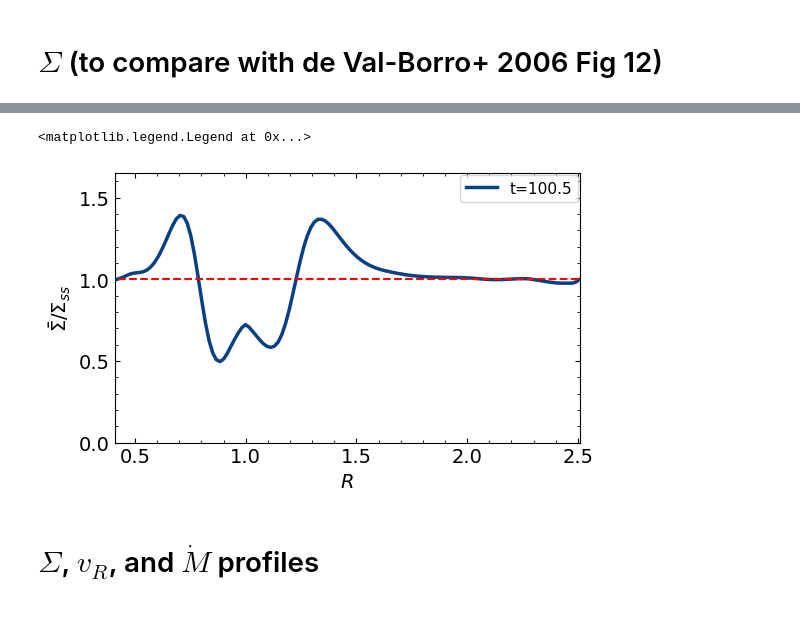
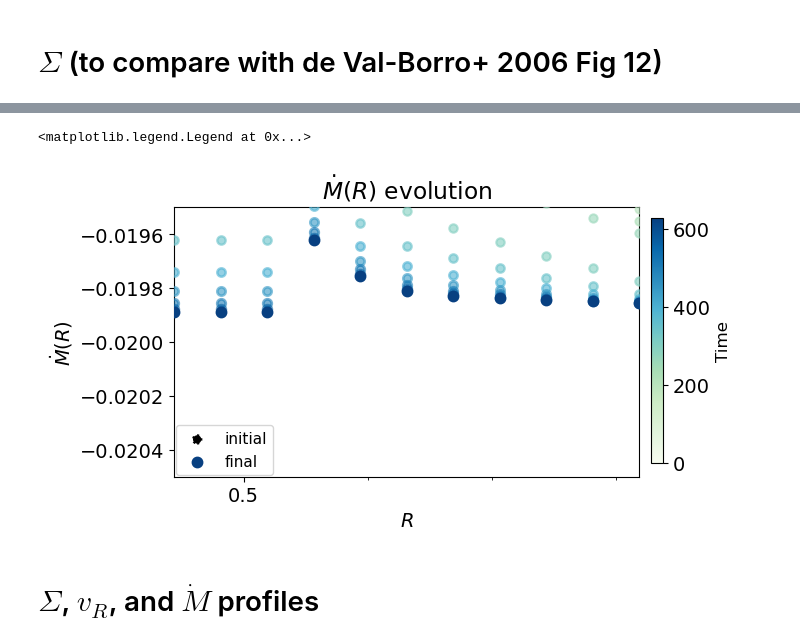
Before and after one commit to Jupiter1994/athena-warps, a Jupyter notebook: warped-disks/jiarus_diagnosis_2d.ipynb, the cells around one changed output, grey strips where cells are left out. Drawn from its saved outputs; the diff is of its cells as text; code cells hidden in the pictures; blank space fills up the shorter version.

Commit message:
working on Mdot issue; including it in output now

```diff
--- a/warped-disks/jiarus_diagnosis_2d.ipynb
+++ b/warped-disks/jiarus_diagnosis_2d.ipynb
@@ -14,8 +14,16 @@ import athena_read
 import glob
 # %%
 ## Snapshots registration
-sim_name = 'disk-2d-planet8b'
-#sim_name = 'disk-cyl14'
+# sim_name = 'disk-2d-planet8e'
+sim_name = 'disk-cyl13d'
+# sim_name = 'disk-jiaru9'
 path = '/scratch/phn2956/' + sim_name + '/'
 #path = '/scratch/phn2956/disk_2d_viscous_gap/'
 snapshot_list = sorted(glob.glob(path+'disk.out1.*.athdf'))
+# output files containing user-defined output variables (uov)
+snapshot_list_uov = sorted(glob.glob(path+'disk.out4.*.athdf'))
+print("Number of snapshots:", len(snapshot_list))
+
+alpha = 0.2 # 0.004 # 0.2
+cs = 0.1 # 0.05 # 0.1
+# nu = 1e-5 # kinematic viscosity
@@ -24,7 +39,7 @@ snapshot_list = sorted(glob.glob(path+'disk.out1.*.athdf'))
 # %%
 ## Plot density, v_r, and Mdot
 
-snapshot_plot = snapshot_list[32:33:1]
+snapshot_plot = snapshot_list[0:101:10]
 
 ## NOTE: I think the color scaling is wrong when the first snapshot isn't i=0, but it's a minor point
 norm   = mcolors.PowerNorm(gamma=1.5, vmin=0, vmax=len(snapshot_plot)-1)
@@ -74,53 +89,80 @@ for i, frame in enumerate(snapshot_plot):
     if t_sim== 0:
         kws = {'c': 'k', 'ls':':','lw': 1.5, 'label': r'initial' % t_sim, 'zorder': zorder}
     elif i == len(snapshot_plot) - 1:
         kws = {'c': '#084081', 'lw': 2.5, 'label': r'final' % t_sim, 'zorder': zorder + 100}
     else:
         kws = {'c': current_color, 'lw': lw, 'alpha': 0.6, 'zorder': zorder}
 
-    kws = {'c': '#084081', 'lw': 2.5, 'label': 't={:.1f}'.format(t_sim), 'zorder': zorder + 100}
-    Sigma_sol = Sigma_avg[-1] * (rad_app/rad_app[-1])**-1.5
-    axs.plot(rad_app,Sigma_avg/Sigma_sol,**kws)
-    #axs.loglog(rad_app,Sigma_avg,**kws)
+    ## use below kws if just plotting final snapshot
+    #kws = {'c': '#084081', 'lw': 2.5, 'label': 't={:.1f}'.format(t_sim), 'zorder': zorder + 100}
+    Sigma_sol = Sigma_avg[0] * (rad_app/rad_app[0])**-1.5
+    #Sigma_z = np.abs(Mdot) / (3*np.pi*nu)
 
-#sm = plt.cm.ScalarMappable(cmap=GnBu, norm=plt.Normalize(vmin=0, vmax=t_sim))
-#cbar_ax = fig.add_axes([0.92, 0.15, 0.02, 0.7]) # [from left, from bottom, width, height]
-#cbar = fig.colorbar(sm, cax=cbar_ax)
-#cbar.set_label('Time', fontsize=12)
+    #axs.plot(rad_app,Sigma_avg/Sigma_sol,**kws)
+    #Sigmas_normed = Sigma_avg/Sigma_z
+    #axs.plot(rad_app,Sigmas_normed,**kws)
+    axs.scatter(rad_app, Mdot, **kws)
+    #axs.plot(rad_app, vr, **kws)
+
+
+sm = plt.cm.ScalarMappable(cmap=GnBu, norm=plt.Normalize(vmin=0, vmax=t_sim))
+cbar_ax = fig.add_axes([0.92, 0.15, 0.02, 0.7]) # [from left, from bottom, width, height]
+cbar = fig.colorbar(sm, cax=cbar_ax)
+cbar.set_label('Time', fontsize=12)
 
 #### Add analytical solutions
-#Sigma_sol = Sigma[-1] * (rad_app/rad_app[-1])**-1.5
+#Sigma_sol = Sigma_avg[0] * (rad_app/rad_app[0])**-1.5
+Sigma_sol = Sigma_avg[-1] * (rad_app/rad_app[-1])**-1.5
 vR_sol    = vr[-1] * (rad_app/rad_app[-1])**0.5
 Mdot_sol  = Mdot[-1] * (rad_app/rad_app[-1])**0
 
+H_R = cs * rad_app**(1.5) # scale height H(R)
+nu_R = alpha*cs*H_R
+Mdot_sol = -Sigma_sol * 3*np.pi*nu_R
+# note that vR = (3/2) * nu/R
+#vR_sol = Mdot_sol / (2*np.pi*rad_app*Sigma_sol)
+vR_sol = -(3/2) * nu_R/rad_app
+
 kws_theory = {'c': 'r', 'lw': 1.5, 'ls': '--', 'zorder': zorder+200}
-axs.plot(rad_app,Sigma_sol/Sigma_sol,**kws_theory)
-axs.plot([],[],c='r',lw=1.5,ls='--',zorder=zorder+200)#,label='steady-state')
+#axs.plot(rad_app,Sigma_sol/Sigma_sol,**kws_theory)
+#axs.plot(rad_app,Mdot_sol,**kws_theory)
+#axs.plot(rad_app,vR_sol,**kws_theory)
+# axs.scatter([],[], s=0, \
+  # label=r"$\bar{\Sigma} = \Sigma_\text{g, in} \left(R / R_\text{g, in} \right)^{-1.5}$")
+#axs.plot([],[],c='r',lw=1.5,ls='--',zorder=zorder+200)#,label='steady-state')
 
 #### set axes
 axs.set_xlabel(r'$R$')
-axs.set_xlim(rad_app[[2, -2]])
-axs.set_ylabel(r'$\bar{\Sigma}/\Sigma_{ss}$')
-axs.set_ylim(0., 1.65)
-axs.tick_params(axis='both', which='both', direction='in', top=True, right=True)
+axs.set_xlim(rad_app[[0, 10]])
+#axs.set_ylabel(r'$\bar{\Sigma}/\Sigma_{ss}$')
+#axs.set_ylabel(r'$\bar{\Sigma}/\Sigma_Z$')
+axs.set_ylabel(r'$\dot{M}(R)$')
+#axs.set_ylabel(r'$v_R$')
+axs.set_ylim(-2.05e-2, -1.95e-2)
+#axs.set_ylim(-2.e-3, 2.e-3)
+#axs.tick_params(axis='both', which='both', direction='in', top=True, right=True)
 
 axs.xaxis.set_major_locator(MultipleLocator(0.5))
 axs.xaxis.set_major_formatter('{x:.1f}')
 axs.xaxis.set_minor_locator(MultipleLocator(0.1))
-axs.yaxis.set_major_locator(MultipleLocator(0.5))
-axs.yaxis.set_major_formatter('{x:.1f}')
-axs.yaxis.set_minor_locator(MultipleLocator(0.1))
+# axs.yaxis.set_major_locator(MultipleLocator(0.5))
+# axs.yaxis.set_major_formatter('{x:.1f}')
+# axs.yaxis.set_minor_locator(MultipleLocator(0.1))
+
+# axs.set_title(r'$\Sigma(R)$ evolution')
+axs.set_title(r'$\dot{M}(R)$ evolution')
+#axs.set_title(r'$v_R(R)$ evolution')
 
 axs.legend(
     fontsize=11,
-    loc='upper right',
+    #loc='upper right',
     #bbox_to_anchor=(0.15, 1.22, 1.02, .452),
-    ncol=2,
+    ncol=1,
     #mode="expand",
     borderaxespad=0.1
 )
 # %% [output]
 <matplotlib.legend.Legend at 0x...>
-[figure, old version]
+[figure, new version]
 # %% [markdown]
 # $\Sigma$, $v_R$, and $\dot{M}$ profiles
```
Also changed, not shown: parts of 12 cells of this notebook, 3 other files.
